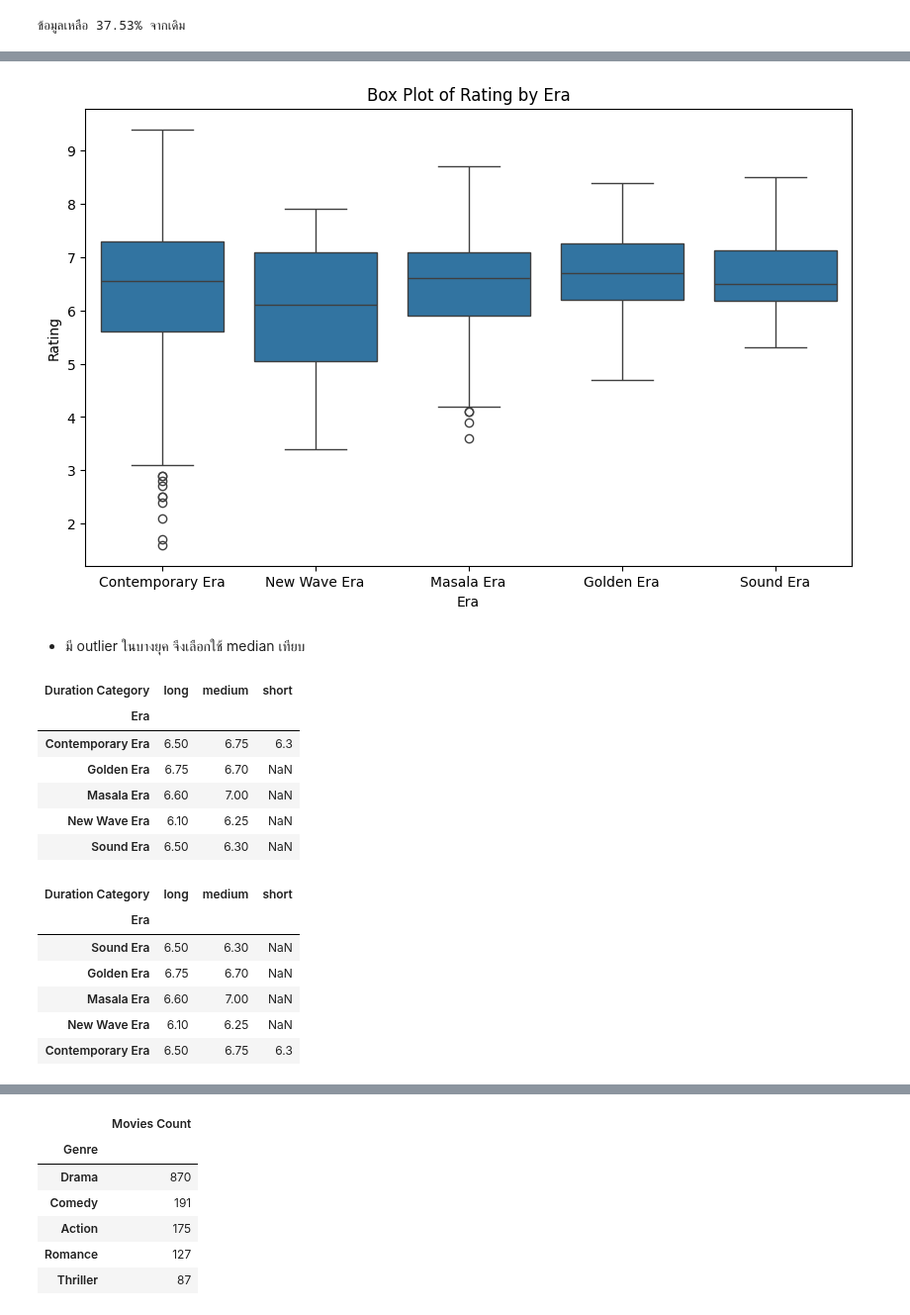
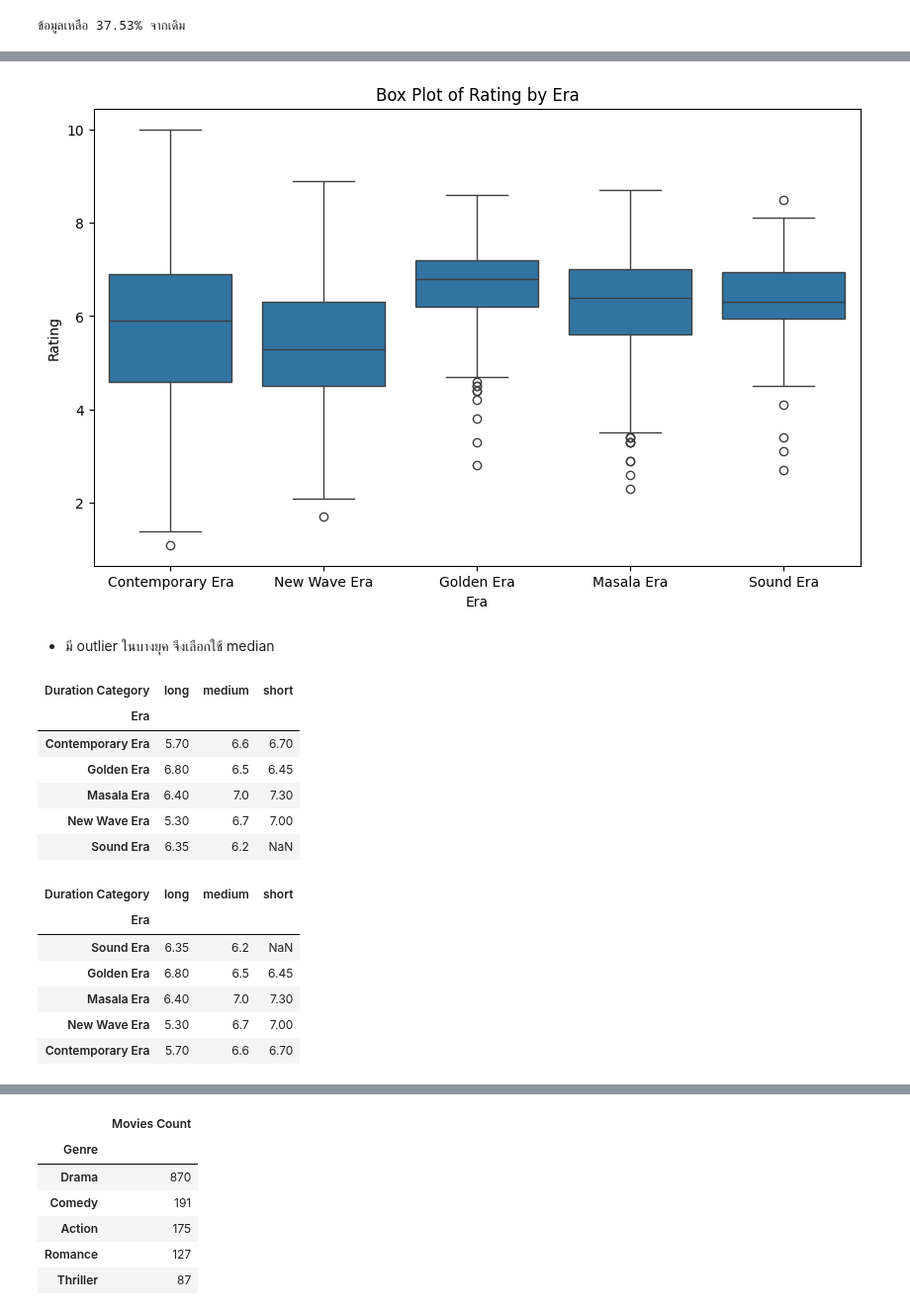
Before and after one commit to punramon/python_dataviz2024, a Jupyter notebook: HW8_group.ipynb, the cells around one changed output, grey strips where cells are left out. Shown at 99% size. Cells and saved outputs as stored; diff of their text form; code cells hidden in the pictures.

```diff
--- a/HW8_group.ipynb
+++ b/HW8_group.ipynb
@@ -182,6 +157,6 @@ def categorize_duration(duration):
     return 'long'
 
 # Apply the function to create a new column 'Duration Category'
-drama_df['Duration Category'] = drama_df['Duration'].apply(categorize_duration)
-drama_df
+movie_df['Duration Category'] =movie_df['Duration'].apply(categorize_duration)
+movie_df
 # %% [output]
@@ -219,6 +189,6 @@ def categorize_year(year):
     return 'Contemporary Era'
 
 # Apply the function to create a new column 'Era'
-drama_df['Era'] = drama_df['Year'].apply(categorize_year)
-drama_df
+movie_df['Era'] = movie_df['Year'].apply(categorize_year)
+movie_df
 # %% [output]
@@ -259,30 +208,30 @@ drama_df
 # %%
 # prompt: ทำ box plot ของ Rating แยกแต่ละ Era
 
 import matplotlib.pyplot as plt
 import seaborn as sns
 
 plt.figure(figsize=(10, 6))
-sns.boxplot(x='Era', y='Rating', data=drama_df)
+sns.boxplot(x='Era', y='Rating', data=movie_df)
 plt.title('Box Plot of Rating by Era')
 plt.xlabel('Era')
 plt.ylabel('Rating')
 plt.show()
 # %% [output]
-[figure, old version]
+[figure, new version]
 # %% [markdown]
-* มี outlier ในบางยุค จึงเลือกใช้ median เทียบ
+* มี outlier ในบางยุค จึงเลือกใช้ median
 # %%
-drama_bar = drama_df.groupby(['Era','Duration Category',])['Rating'].median().unstack()
-drama_bar
+movie_bar = movie_df.groupby(['Era','Duration Category',])['Rating'].median().unstack()
+movie_bar
 # %% [output]
 | Duration Category | long | medium | short |
 | Era |  |  |  |
-| Contemporary Era | 6.50 | 6.75 | 6.3 |
-| Golden Era | 6.75 | 6.70 | NaN |
-| Masala Era | 6.60 | 7.00 | NaN |
-| New Wave Era | 6.10 | 6.25 | NaN |
-| Sound Era | 6.50 | 6.30 | NaN |
+| Contemporary Era | 5.70 | 6.6 | 6.70 |
+| Golden Era | 6.80 | 6.5 | 6.45 |
+| Masala Era | 6.40 | 7.0 | 7.30 |
+| New Wave Era | 5.30 | 6.7 | 7.00 |
+| Sound Era | 6.35 | 6.2 | NaN |
 # %%
 # prompt: Using dataframe drama_bar: อยากให้เรียง Sound Era Golden Era Masala Era New Wave Era Contemporary Era
 
@@ -296,27 +245,27 @@ era_order = {
 }
 
 # Reset the index to make 'Era' a column
-drama_bar = drama_bar.reset_index()
+movie_bar = movie_bar.reset_index()
 
 # Create a new column with the order values
-drama_bar['era_order'] = drama_bar['Era'].map(era_order)
+movie_bar['era_order'] = movie_bar['Era'].map(era_order)
 
 # Sort the dataframe based on the new column
-drama_bar = drama_bar.sort_values('era_order')
+movie_bar = movie_bar.sort_values('era_order')
 
 # Drop the temporary column
-drama_bar = drama_bar.drop('era_order', axis=1)
+movie_bar = movie_bar.drop('era_order', axis=1)
 
 # Set 'Era' as index again
-drama_bar = drama_bar.set_index('Era')
+movie_bar = movie_bar.set_index('Era')
 
 # Display the sorted dataframe
-drama_bar
+movie_bar
 # %% [output]
 | Duration Category | long | medium | short |
 | Era |  |  |  |
-| Sound Era | 6.50 | 6.30 | NaN |
-| Golden Era | 6.75 | 6.70 | NaN |
-| Masala Era | 6.60 | 7.00 | NaN |
-| New Wave Era | 6.10 | 6.25 | NaN |
-| Contemporary Era | 6.50 | 6.75 | 6.3 |
+| Sound Era | 6.35 | 6.2 | NaN |
+| Golden Era | 6.80 | 6.5 | 6.45 |
+| Masala Era | 6.40 | 7.0 | 7.30 |
+| New Wave Era | 5.30 | 6.7 | 7.00 |
+| Contemporary Era | 5.70 | 6.6 | 6.70 |
```
Also changed, not shown: parts of 26 cells of this notebook.
